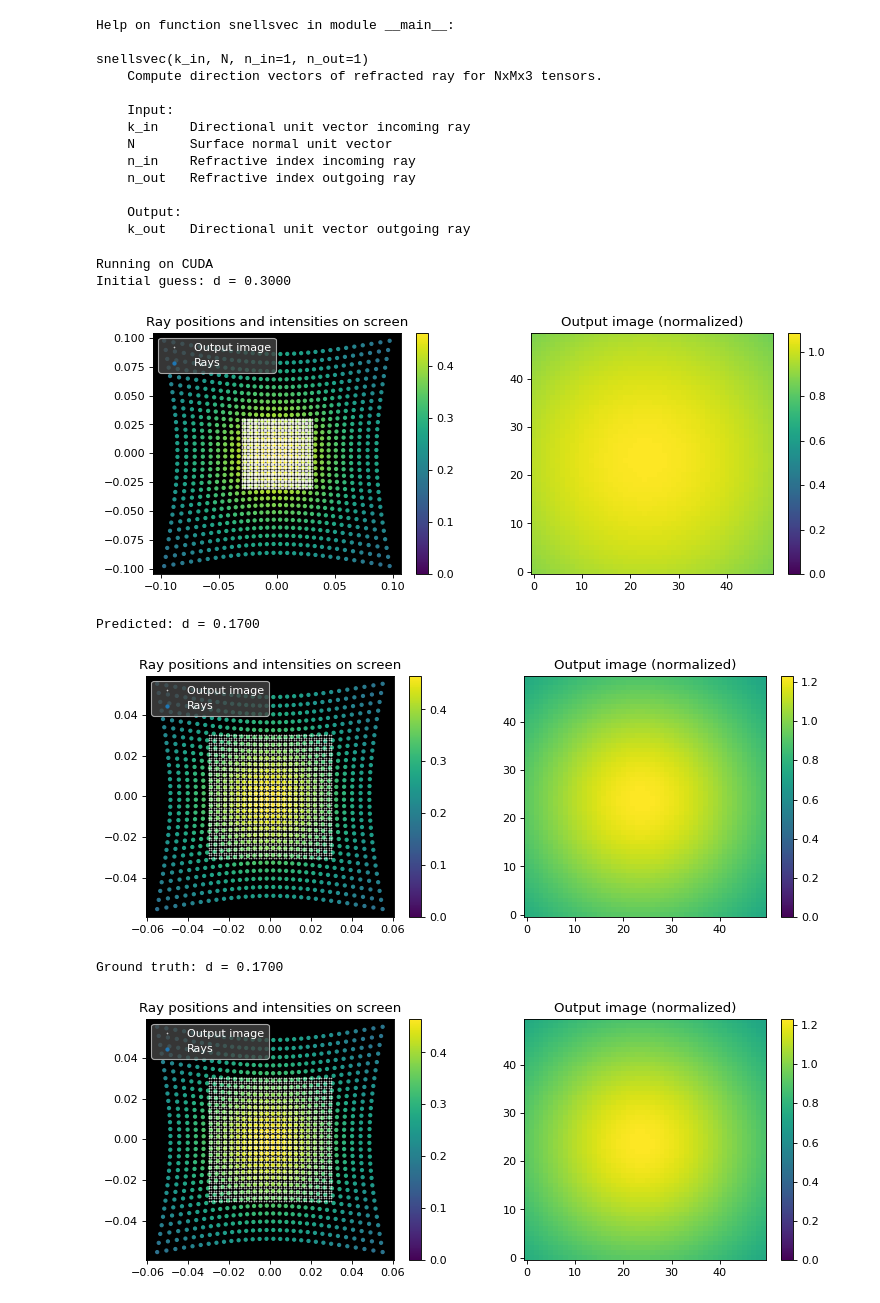
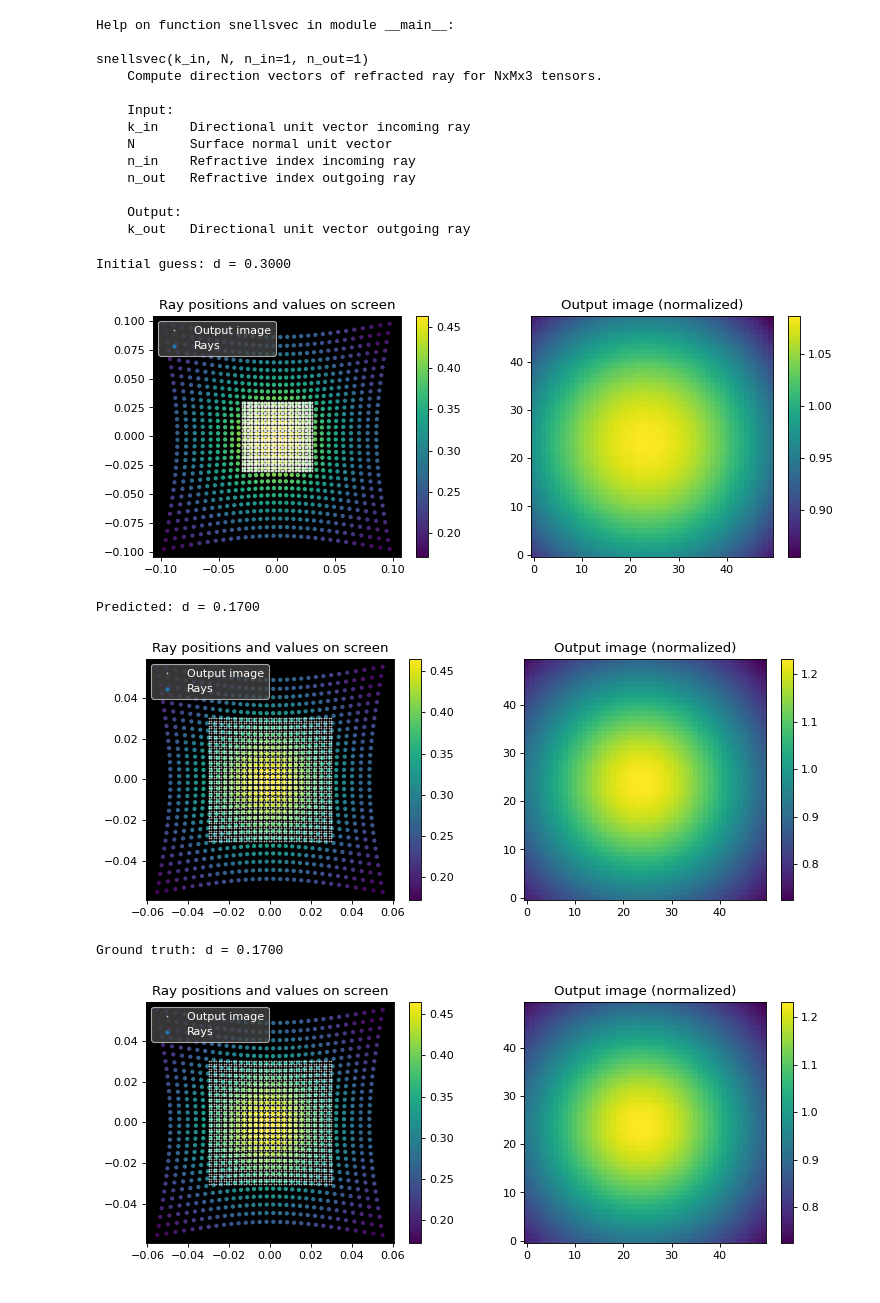
Before and after one commit to IvoVellekoop/raylearn, a Jupyter notebook: raylearn.ipynb, the cells around one changed output. Drawn from its saved outputs; the diff is of its cells as text; code cells hidden in the pictures.

```diff
--- a/raylearn.ipynb
+++ b/raylearn.ipynb
@@ -242,10 +299,10 @@ RayTransfer(1,0,0,1, p_in, k_in)
 # %% [output]
 (tensor([[[2., 1., 0.]]]), tensor([[[2.0000, 1.0000, 0.5000]]]))
 # %%
-def plotresult(interp_intensities_attached, stuff_attached):
-    interp_intensities = interp_intensities_attached.detach().cpu()
-    intensities_attached, pscreen_attached, targets_attached, Nx, Ny, Nx_screen, Ny_screen = stuff_attached
-    intensities = intensities_attached.detach().cpu()
+def plotresult(interp_values_attached, stuff_attached):
+    interp_values = interp_values_attached.detach().cpu()
+    values_attached, pscreen_attached, targets_attached, Nx, Ny, Nx_screen, Ny_screen = stuff_attached
+    values = values_attached.detach().cpu()
     pscreen = pscreen_attached.detach().cpu()
     targets = targets_attached.detach().cpu()
 
@@ -255,7 +312,7 @@ def plotresult(interp_intensities_attached, stuff_attached):
     yc = pscreen.view(Nx*Ny, 3)[:, 1]
     xt = targets.view(Nx_screen*Ny_screen, 2)[:, 0]
     yt = targets.view(Nx_screen*Ny_screen, 2)[:, 1]
-    scat = ax1.scatter(xc, yc, s=8, c=intensities, label='Rays', vmin=0)
+    scat = ax1.scatter(xc, yc, s=8, c=values, label='Rays')#, vmin=0)
     plt.colorbar(scat, ax=ax1)
     ax1.plot(xt, yt, '.w', markersize=0.8, label='Output image')
     ax1.axis('equal')
@@ -263,9 +320,9 @@ def plotresult(interp_intensities_attached, stuff_attached):
     legend = ax1.legend(loc=2, facecolor='#444444')
     for text in legend.get_texts():
         text.set_color("white")
-    ax1.set_title('Ray positions and intensities on screen')
+    ax1.set_title('Ray positions and values on screen')
 
-    plt.imshow(interp_intensities.T, vmin=0)
+    plt.imshow(interp_values.T)#, vmin=0)
     plt.gca().invert_yaxis()
     plt.colorbar(ax=ax2)
     ax2.set_title('Output image (normalized)')
@@ -342,14 +399,6 @@ snellsvec(k_in, N, n_in=1, n_out=1)
     Output:
     k_out   Directional unit vector outgoing ray
 # %%
-if torch.cuda.is_available():
-    dev = torch.device("cuda:0")
-    print('Running on CUDA')
-else:
-    dev = torch.device("cpu")
-    print('Running on CPU')
-
-
 class RayLearner(nn.Module):
     def __init__(self, d):
         super(RayLearner, self).__init__()
@@ -450,48 +499,47 @@ class RayLearner(nn.Module):
 
 
 # Ground truth
-d_gt = torch.tensor(0.17, dtype=torch.float32).to(dev)
+d_gt = scalar(0.17)
 
 raylearner_gt = RayLearner(d_gt).to(dev)
 interp_intensities, *stuff = raylearner_gt()
 
 # Initial guess
-d_pred = torch.tensor(0.3, dtype=torch.float32).to(dev)
+d_pred = scalar(0.3)
 
 raylearner_train = RayLearner(d_pred).to(dev)
 optimizer = torch.optim.Adadelta(raylearner_train.parameters(), lr=4)
 criterion = nn.MSELoss(reduction='sum')
 interp_intensities_pred, *stuff_pred = raylearner_train()
 print(f'Initial guess: d = {raylearner_train.d.detach().item():.4f}')
 plotresult(interp_intensities_pred, stuff_pred)
 
 iterations=25
 trange = tqdm(range(iterations), desc='Loss: -')
 
 for t in trange:
     # Forward pass
     interp_intensities_pred, *stuff_pred = raylearner_train()
 
     # Compute and print loss
     loss = criterion(interp_intensities_pred, interp_intensities)
     trange.desc = f'Loss: {loss.detach().item():<8.3g}'
 
     optimizer.zero_grad()
 
     loss.backward(retain_graph=True)
     optimizer.step()
 
 
 print(f'\nPredicted: d = {raylearner_train.d.detach().item():.4f}')
 plotresult(interp_intensities_pred, stuff_pred)
 
 print(f'Ground truth: d = {raylearner_gt.d.detach().item():.4f}')
 plotresult(interp_intensities, stuff)
 # %% [output]
-Running on CUDA
 Initial guess: d = 0.3000
-[figure, old version]
+[figure, new version]
 Predicted: d = 0.1700
-[figure, old version]
+[figure, new version]
 Ground truth: d = 0.1700
-[figure, old version]
+[figure, new version]
```
Also changed, not shown: parts of 6 cells of this notebook, 2 other files.
